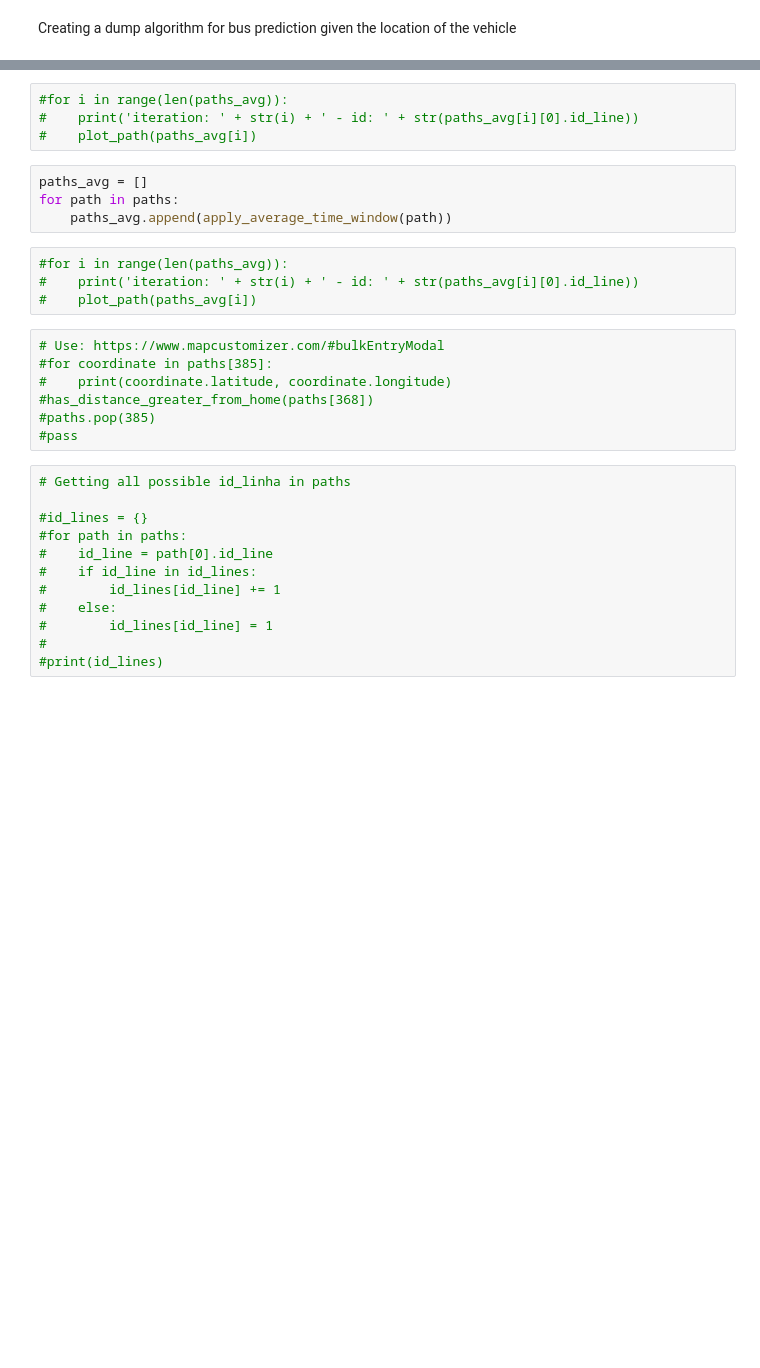
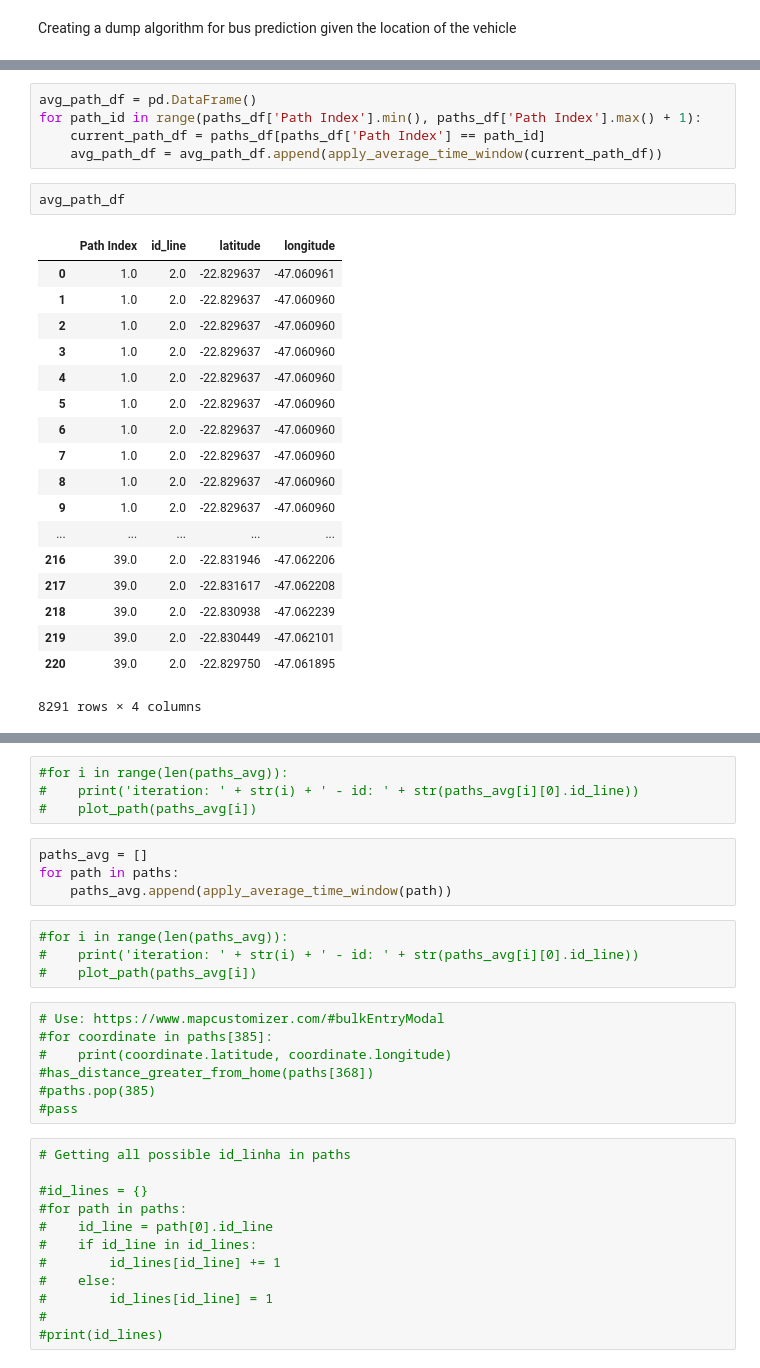
Before and after one commit to leo-alves-melo/busPredictor, a Jupyter notebook: dumpBusPredictor.ipynb, the cells around one changed output, grey strips where cells are left out. Cells and saved outputs as stored; diff of their text form; blank space fills up the shorter version.

```diff
--- a/dumpBusPredictor.ipynb
+++ b/dumpBusPredictor.ipynb
@@ -595,0 +611,26 @@ paths = create_paths(data)
+# %%
+avg_path_df = pd.DataFrame()
+for path_id in range(paths_df['Path Index'].min(), paths_df['Path Index'].max() + 1):
+    current_path_df = paths_df[paths_df['Path Index'] == path_id]
+    avg_path_df = avg_path_df.append(apply_average_time_window(current_path_df))
+# %%
+avg_path_df
+# %% [output]
+|  | Path Index | id_line | latitude | longitude |
+| 0 | 1.0 | 2.0 | -22.829637 | -47.060961 |
+| 1 | 1.0 | 2.0 | -22.829637 | -47.060960 |
+| 2 | 1.0 | 2.0 | -22.829637 | -47.060960 |
+| 3 | 1.0 | 2.0 | -22.829637 | -47.060960 |
+| 4 | 1.0 | 2.0 | -22.829637 | -47.060960 |
+| 5 | 1.0 | 2.0 | -22.829637 | -47.060960 |
+| 6 | 1.0 | 2.0 | -22.829637 | -47.060960 |
+| 7 | 1.0 | 2.0 | -22.829637 | -47.060960 |
+| 8 | 1.0 | 2.0 | -22.829637 | -47.060960 |
+| 9 | 1.0 | 2.0 | -22.829637 | -47.060960 |
+| ... | ... | ... | ... | ... |
+| 216 | 39.0 | 2.0 | -22.831946 | -47.062206 |
+| 217 | 39.0 | 2.0 | -22.831617 | -47.062208 |
+| 218 | 39.0 | 2.0 | -22.830938 | -47.062239 |
+| 219 | 39.0 | 2.0 | -22.830449 | -47.062101 |
+| 220 | 39.0 | 2.0 | -22.829750 | -47.061895 |
+8291 rows × 4 columns
```
Also changed, not shown: parts of 27 cells of this notebook.
